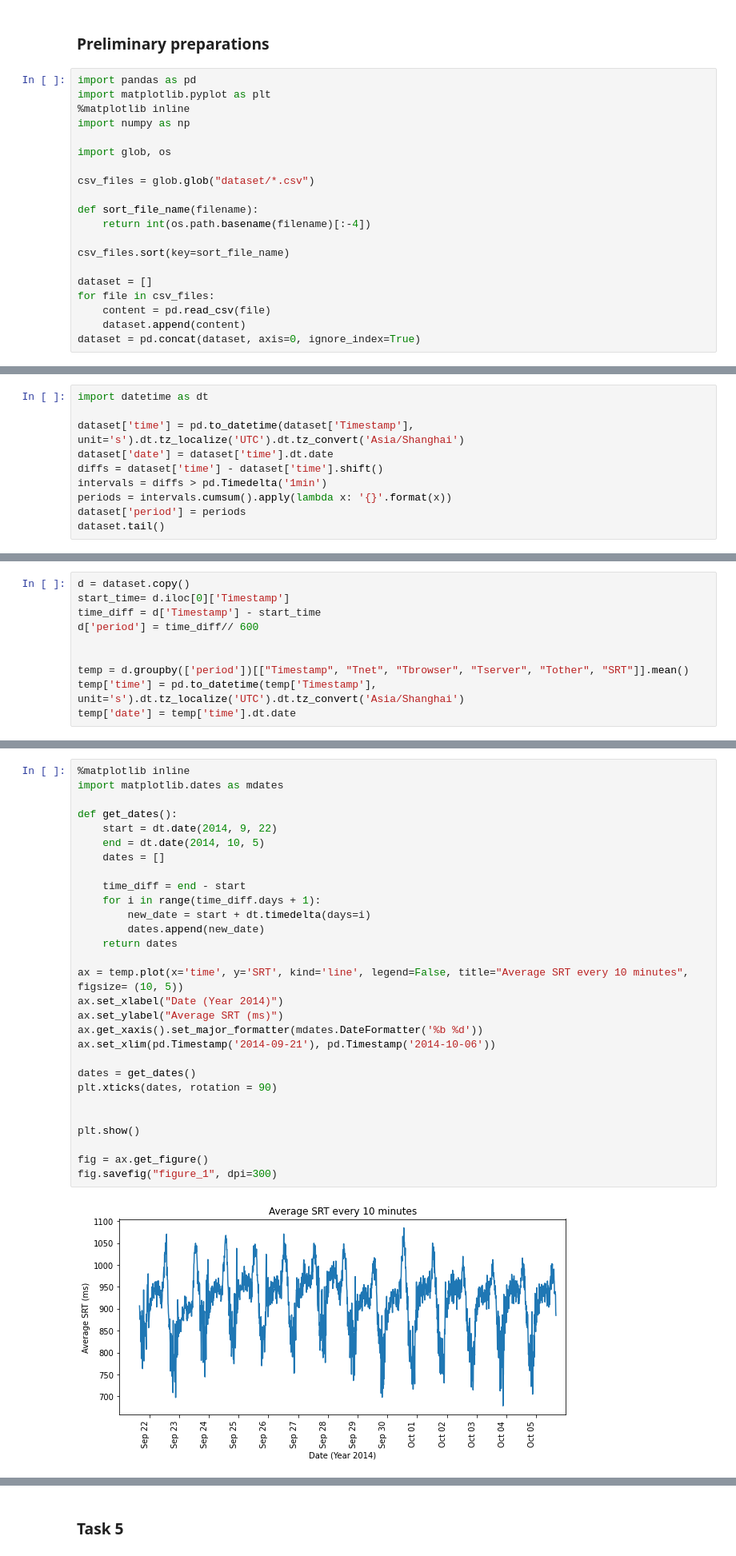
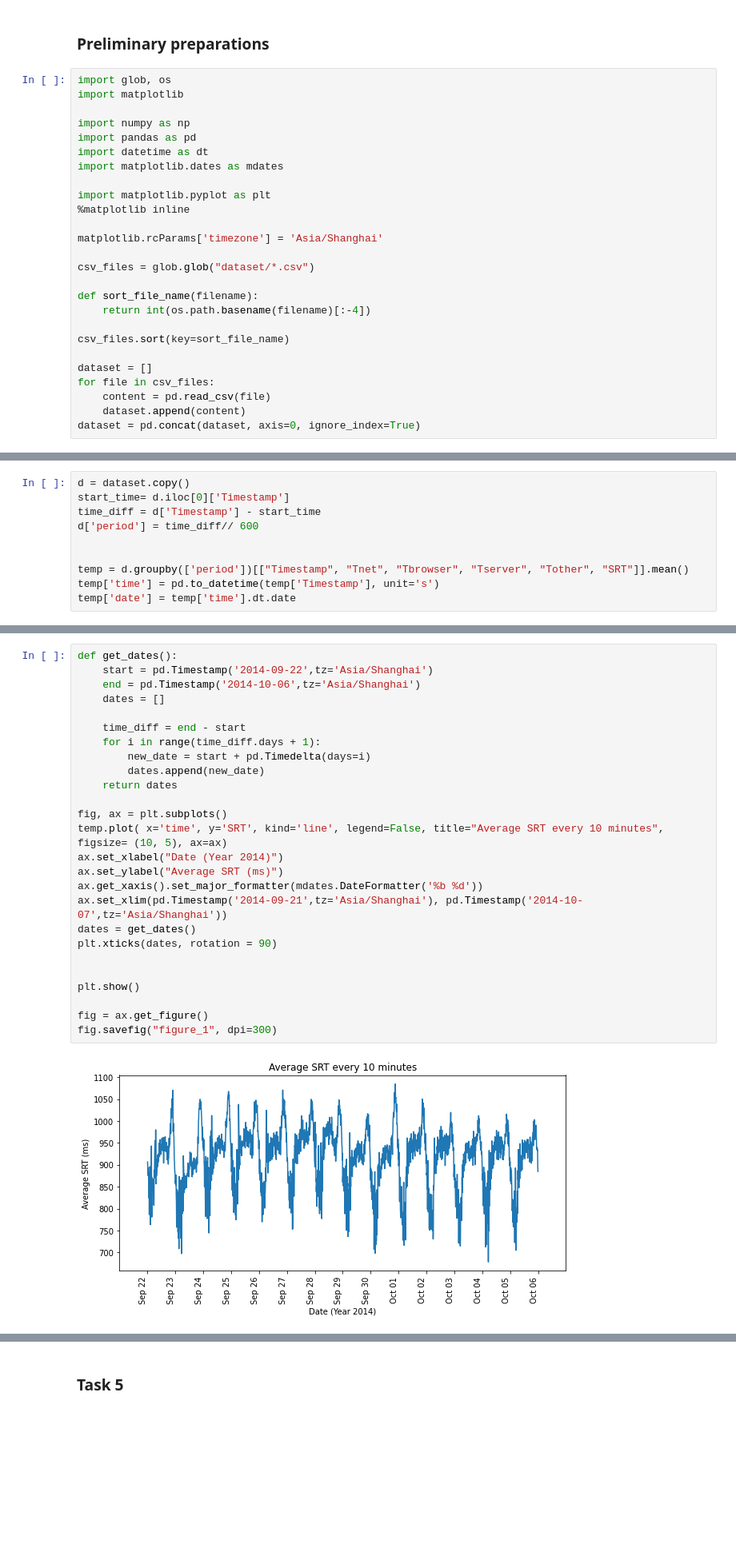
Before and after one commit to Sahandfer/THU-ACP, a Jupyter notebook: Advanced Network Management/Assignment/Assignment 1/A1.ipynb, the cells around one changed output, grey strips where cells are left out. Shown at 80% size. Drawn from its saved outputs; the diff is of its cells as text; blank space fills up the shorter version.

```diff
--- a/Advanced Network Management/Assignment/Assignment 1/A1.ipynb
+++ b/Advanced Network Management/Assignment/Assignment 1/A1.ipynb
@@ -27,12 +27,18 @@
 # %% [markdown]
 ### Preliminary preparations
 # %%
+import glob, os
+import matplotlib
+
+import numpy as np
 import pandas as pd
+import datetime as dt
+import matplotlib.dates as mdates
+
 import matplotlib.pyplot as plt
 %matplotlib inline
-import numpy as np
 
-import glob, os
+matplotlib.rcParams['timezone'] = 'Asia/Shanghai'
 
 csv_files = glob.glob("dataset/*.csv")
 
@@ -80,10 +54,0 @@ dataset.head()
-# %%
-import datetime as dt
-
-dataset['time'] = pd.to_datetime(dataset['Timestamp'], unit='s').dt.tz_localize('UTC').dt.tz_convert('Asia/Shanghai')
-dataset['date'] = dataset['time'].dt.date
-diffs = dataset['time'] - dataset['time'].shift()
-intervals = diffs > pd.Timedelta('1min')
-periods = intervals.cumsum().apply(lambda x: '{}'.format(x))
-dataset['period'] = periods
-dataset.tail()
@@ -102,5 +60,5 @@ d['period'] = time_diff// 600
 
 
 temp = d.groupby(['period'])[["Timestamp", "Tnet", "Tbrowser", "Tserver", "Tother", "SRT"]].mean()
-temp['time'] = pd.to_datetime(temp['Timestamp'], unit='s').dt.tz_localize('UTC').dt.tz_convert('Asia/Shanghai')
+temp['time'] = pd.to_datetime(temp['Timestamp'], unit='s')
 temp['date'] = temp['time'].dt.date
@@ -124,31 +67,28 @@ temp
 # %%
-%matplotlib inline
-import matplotlib.dates as mdates
-
 def get_dates():
-    start = dt.date(2014, 9, 22)
-    end = dt.date(2014, 10, 5)
+    start = pd.Timestamp('2014-09-22',tz='Asia/Shanghai')
+    end = pd.Timestamp('2014-10-06',tz='Asia/Shanghai')
     dates = []
 
     time_diff = end - start
     for i in range(time_diff.days + 1):
-        new_date = start + dt.timedelta(days=i)
+        new_date = start + pd.Timedelta(days=i)
         dates.append(new_date)
     return dates
 
-ax = temp.plot(x='time', y='SRT', kind='line', legend=False, title="Average SRT every 10 minutes", figsize= (10, 5))
+fig, ax = plt.subplots()
+temp.plot( x='time', y='SRT', kind='line', legend=False, title="Average SRT every 10 minutes", figsize= (10, 5), ax=ax)
 ax.set_xlabel("Date (Year 2014)")
 ax.set_ylabel("Average SRT (ms)")
 ax.get_xaxis().set_major_formatter(mdates.DateFormatter('%b %d'))
-ax.set_xlim(pd.Timestamp('2014-09-21'), pd.Timestamp('2014-10-06'))
-
+ax.set_xlim(pd.Timestamp('2014-09-21',tz='Asia/Shanghai'), pd.Timestamp('2014-10-07',tz='Asia/Shanghai'))
 dates = get_dates()
 plt.xticks(dates, rotation = 90)
 
 
 plt.show()
 
 fig = ax.get_figure()
 fig.savefig("figure_1", dpi=300)
 # %% [output]
-[figure, old version]
+[figure, new version]
```
Also changed, not shown: parts of 14 cells of this notebook, 8 other files.
